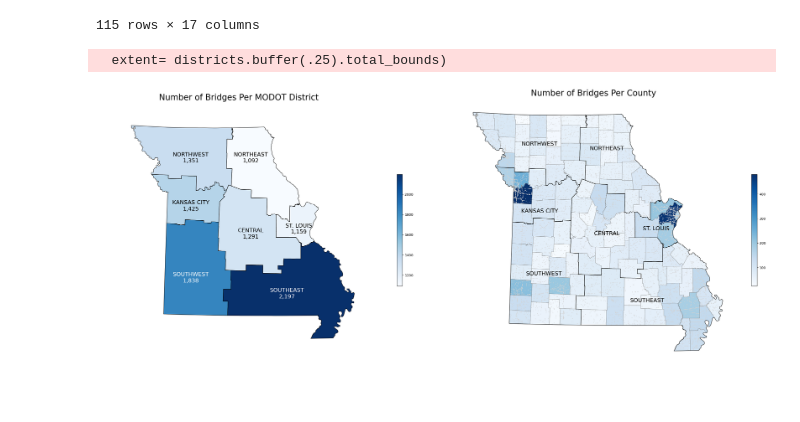
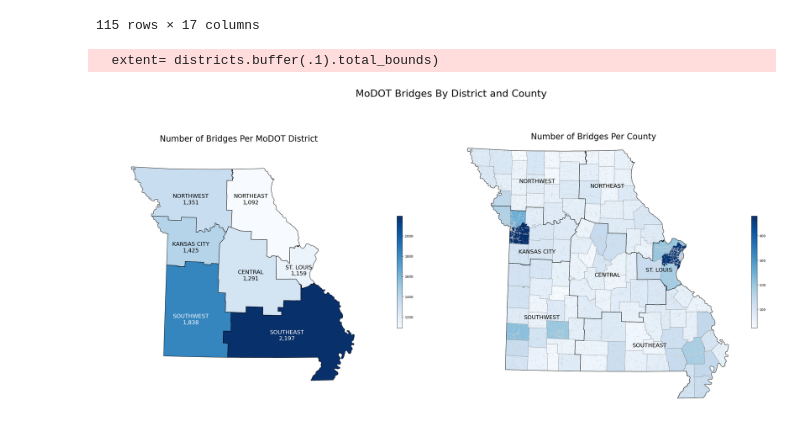
Before and after one commit to kenziemcallister/MODOT-Bridges-Data-Story, a Jupyter notebook: GennyPlots/Figure4.ipynb, the cells around one changed output. Drawn from its saved outputs; the diff is of its cells as text; code cells hidden in the pictures; blank space fills up the shorter version.

Commit message:
redid my figures from jupyter hub

```diff
--- a/GennyPlots/Figure4.ipynb
+++ b/GennyPlots/Figure4.ipynb
@@ -137,34 +137,36 @@ gplt.polyplot(
     linewidth=1,
     projection=proj,
     facecolor="none",
     edgecolor='black',
     alpha=1,
     ax=ax2,
     zorder=4,
 )
 gplt.pointplot(bridge_points.geometry,
                color="lightgrey",
                s=.7,
                ax=ax1,
                alpha = 1,
-               extent= districts.buffer(.25).total_bounds)
+               extent= districts.buffer(.1).total_bounds)
 
 
 ax2.text(-200000,50000,"NORTHWEST\n1,351", fontsize=17, ha='center', va='center',)
 ax2.text(-200000,-70000,"KANSAS CITY\n1,425", fontsize=17, ha='center', va='center')
 ax2.text(-200000,-250000,"SOUTHWEST\n1,838", color='white',fontsize=17, ha='center', va='center')
 ax2.text(-50000,50000,"NORTHEAST\n1,092", fontsize=17, ha='center', va='center')
 ax2.text(-50000,-140000,"CENTRAL\n1,291", fontsize=17, ha='center', va='center')
 ax2.text(70000,-128000,"ST. LOUIS\n1,159", fontsize=17, ha='center', va='center')
 ax2.text(40000,-290000,"SOUTHEAST\n2,197", color='white',fontsize=17, ha='center', va='center')
 ax1.text(-200000,60000,"NORTHWEST", fontsize=17, ha='center', va='center',)
 ax1.text(-200000,-90000,"KANSAS CITY", fontsize=17, ha='center', va='center')
 ax1.text(-190000,-230000,"SOUTHWEST",fontsize=17, ha='center', va='center')
 ax1.text(-50000,50000,"NORTHEAST", fontsize=17, ha='center', va='center')
 ax1.text(-50000,-140000,"CENTRAL", fontsize=17, ha='center', va='center')
 ax1.text(60000,-129000,"ST. LOUIS", fontsize=17, ha='center', va='center')
 ax1.text(40000,-290000,"SOUTHEAST",fontsize=17, ha='center', va='center')
-ax2.set_title("Number of Bridges Per MODOT District", fontsize=25);
+ax2.set_title("Number of Bridges Per MoDOT District", fontsize=25)
+fig.suptitle("MoDOT Bridges By District and County", fontsize=30)
+fig.savefig("fig1.png")
 # %% [output]
-  extent= districts.buffer(.25).total_bounds)
+  extent= districts.buffer(.1).total_bounds)
-[figure, old version]
+[figure, new version]
```
Also changed, not shown: 4 other files.
